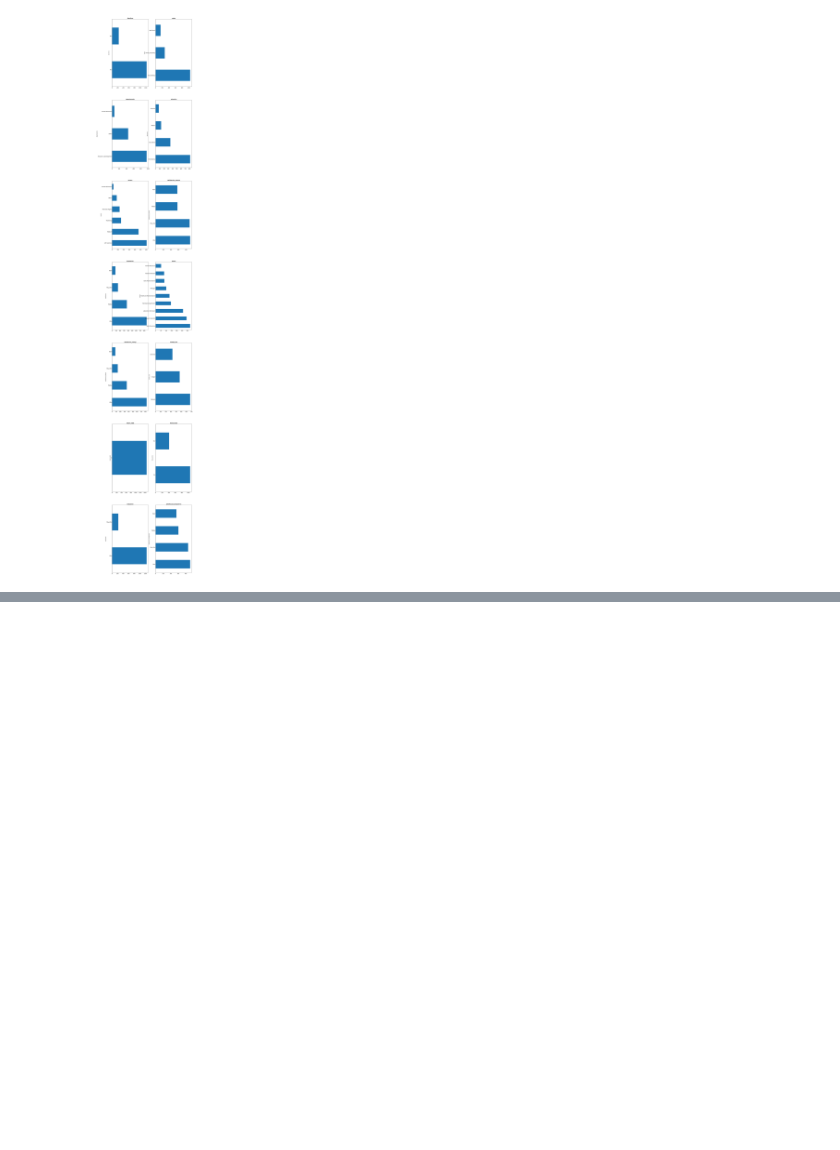
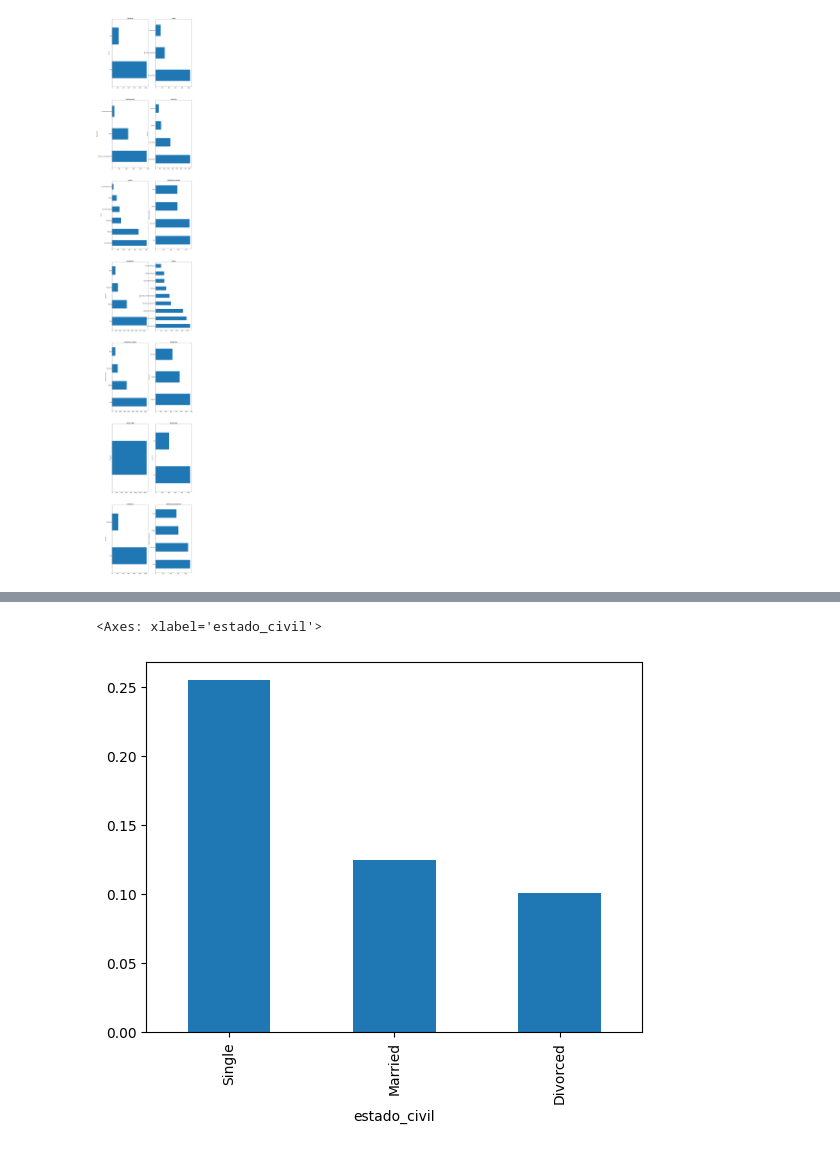
Before and after one commit to Jomeg/CursoPythonIUPB, a Jupyter notebook: cursoPythonIUPB.ipynb, the cells around one changed output, grey strips where cells are left out. Cells and saved outputs as stored; diff of their text form; code cells hidden in the pictures; blank space fills up the shorter version.

```diff
--- a/cursoPythonIUPB.ipynb
+++ b/cursoPythonIUPB.ipynb
@@ -93,0 +210,7 @@ graficos_eda_categorica(df.select_dtypes('O'))
+# %%
+#Analisis del estado civil en un histograma o diagrama de barras
+temp = df.groupby('estado_civil').abandono.mean().sort_values(ascending=False)
+temp.plot.bar()
+# %% [output]
+<Axes: xlabel='estado_civil'>
+[figure, added]
```
Also changed, not shown: parts of 24 cells of this notebook.
